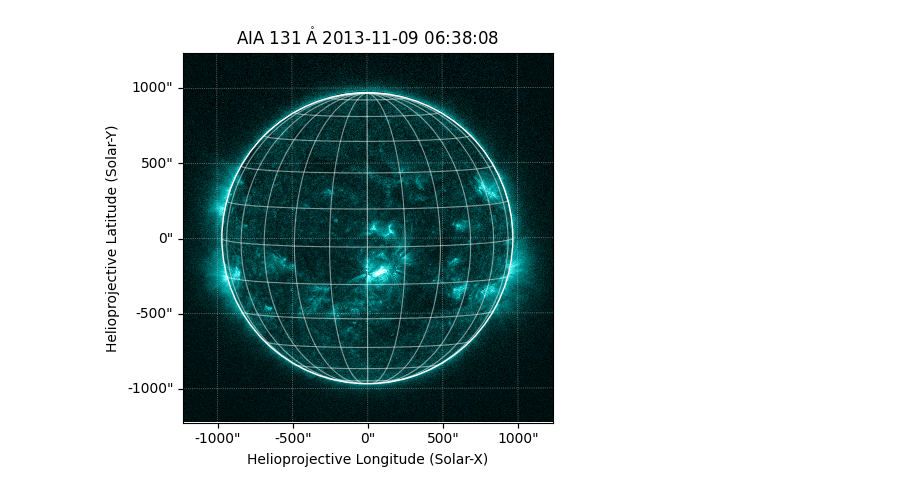
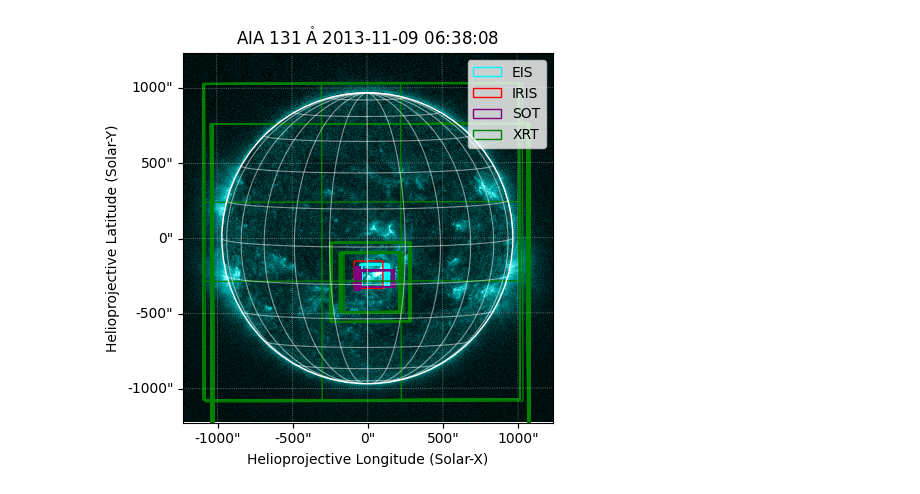
Before and after one commit to james-kc/solar_flare_finder, a Jupyter notebook: aia_image.ipynb, the cells around one changed output. Drawn from its saved outputs; the diff is of its cells as text; code cells hidden in the pictures.

Commit message:
Added FOVs to aia_image

```diff
--- a/aia_image.ipynb
+++ b/aia_image.ipynb
@@ -39,34 +40,88 @@ result = Fido.search(
 )
 
 aia_fits_path = Fido.fetch(result, path = 'aia_data')
+# %%
+def fov_vertices(xcen, ycen, fovx, fovy):
+    top_right = (xcen + (fovx/2), ycen + (fovy/2))
+    bottom_left = (xcen - (fovx/2), ycen - (fovy/2))
+
+    return top_right, bottom_left
 # %%
 plot_font = {'fontname':'Times New Roman'}
 
 aia_map = sunpy.map.Map(aia_fits_path[0])
 aia_map.plot(clip_interval=(0.1, 99.99)*u.percent)
 
 normalise = False
 
 if normalise:
     norm = ImageNormalize(vmin=0, vmax=200, stretch=SqrtStretch())
     aia_map.plot(norm=norm)
     normalised = "_normalised"
 else:
     normalised = ""
 
 aia_map.draw_limb()
 aia_map.draw_grid()
 
-# Drawing boxes
-# ax = [300, -750, -450]
-# ay = [-500, 50, -150]
-# bx = [550, -500, -300]
-# by = [-300, 250, 0]
-# bottom_left_94 = SkyCoord(ax[0]*u.arcsec, ay[0]*u.arcsec, frame=aia_map.coordinate_frame)
-# top_right_94 = SkyCoord(bx[0]*u.arcsec, by[0]*u.arcsec, frame=aia_map.coordinate_frame)
-# aia_map.draw_quadrangle(bottom_left_94, top_right=top_right_94, axes=ax1, color='cyan', linewidth=2)
+sub_disk_instruments = ['eis', 'iris', 'sot', 'xrt']
 
-plt.savefig(f"plots/2013_well_observed_flare_AIA_{wavelength}a{normalised}.png", format='png', bbox_inches='tight', dpi=300)
+instrument_colour_legend = {
+    'eis': 'cyan',
+    'iris': 'red',
+    'sot': 'purple',
+    'xrt': 'green'
+}
+
+for instr in sub_disk_instruments:
+    pointing_df = pd.read_csv(f"aia_data/{instr}_pointing_2013.csv")
+    first = True
+
+    for _, row in pointing_df.iterrows():
+
+        top_right_coord, bottom_left_coord = fov_vertices(
+            row['XCEN'], row['YCEN'], row['FOVX'], row['FOVY']
+        )
+
+        # Drawing boxes
+        top_right = SkyCoord(
+            top_right_coord[0]*u.arcsec,
+            top_right_coord[1]*u.arcsec,
+            frame=aia_map.coordinate_frame
+        )
+
+        bottom_left = SkyCoord(
+            bottom_left_coord[0]*u.arcsec,
+            bottom_left_coord[1]*u.arcsec,
+            frame=aia_map.coordinate_frame
+        )
+
+        if first:
+            aia_map.draw_quadrangle(
+                bottom_left,
+                top_right=top_right,
+                color=instrument_colour_legend.get(instr),
+                linewidth=1,
+                label=instr.upper()
+            )
+            first = False
+        else:
+            aia_map.draw_quadrangle(
+                bottom_left,
+                top_right=top_right,
+                color=instrument_colour_legend.get(instr),
+                linewidth=1
+            )
+
+plt.savefig(
+    f"plots/2013_well_observed_flare_AIA_{wavelength}a{normalised}.png",
+    format='png',
+    bbox_inches='tight',
+    dpi=300
+)
+
+plt.legend(loc='upper right')
+
 plt.show()
 # %% [output]
-[figure, old version]
+[figure, new version]
```
Also changed, not shown: parts of 1 cell of this notebook, 1 other file.
